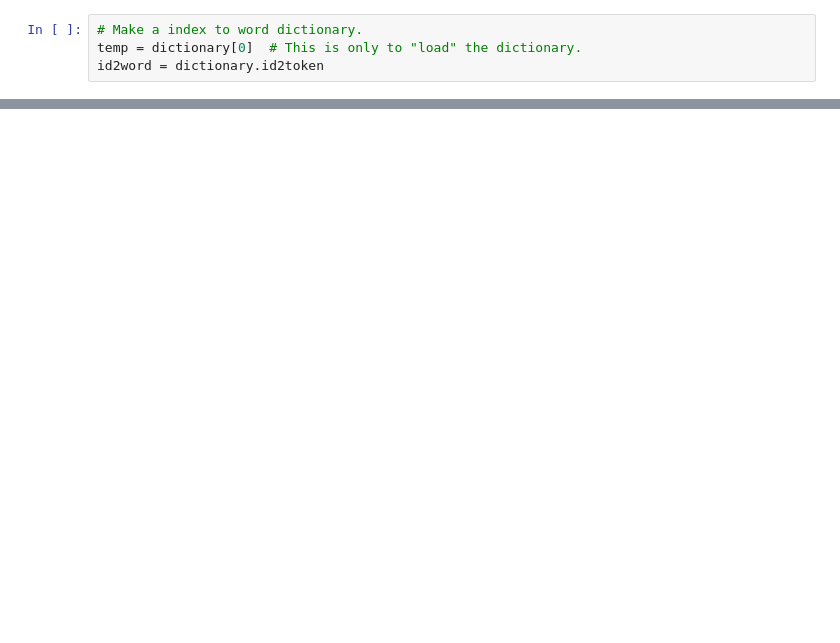
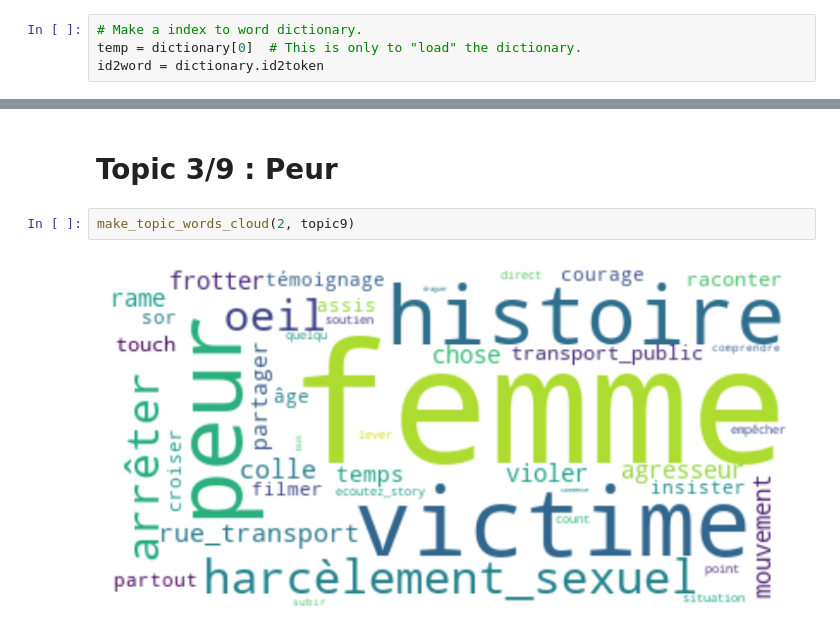
Before and after one commit to chaves/metoo_france, a Jupyter notebook: 06_topicModelingTransports.ipynb, the cells around one changed output, grey strips where cells are left out. Cells and saved outputs as stored; diff of their text form; blank space fills up the shorter version.

```diff
--- a/06_topicModelingTransports.ipynb
+++ b/06_topicModelingTransports.ipynb
@@ -179,0 +160,6 @@ cloud_topic(7, model)
+# %% [markdown]
+# Topic 3/9 : Peur
+# %%
+make_topic_words_cloud(2, topic9)
+# %% [output]
+[figure, added]
```
Also changed, not shown: parts of 48 cells of this notebook, 29 other files.
